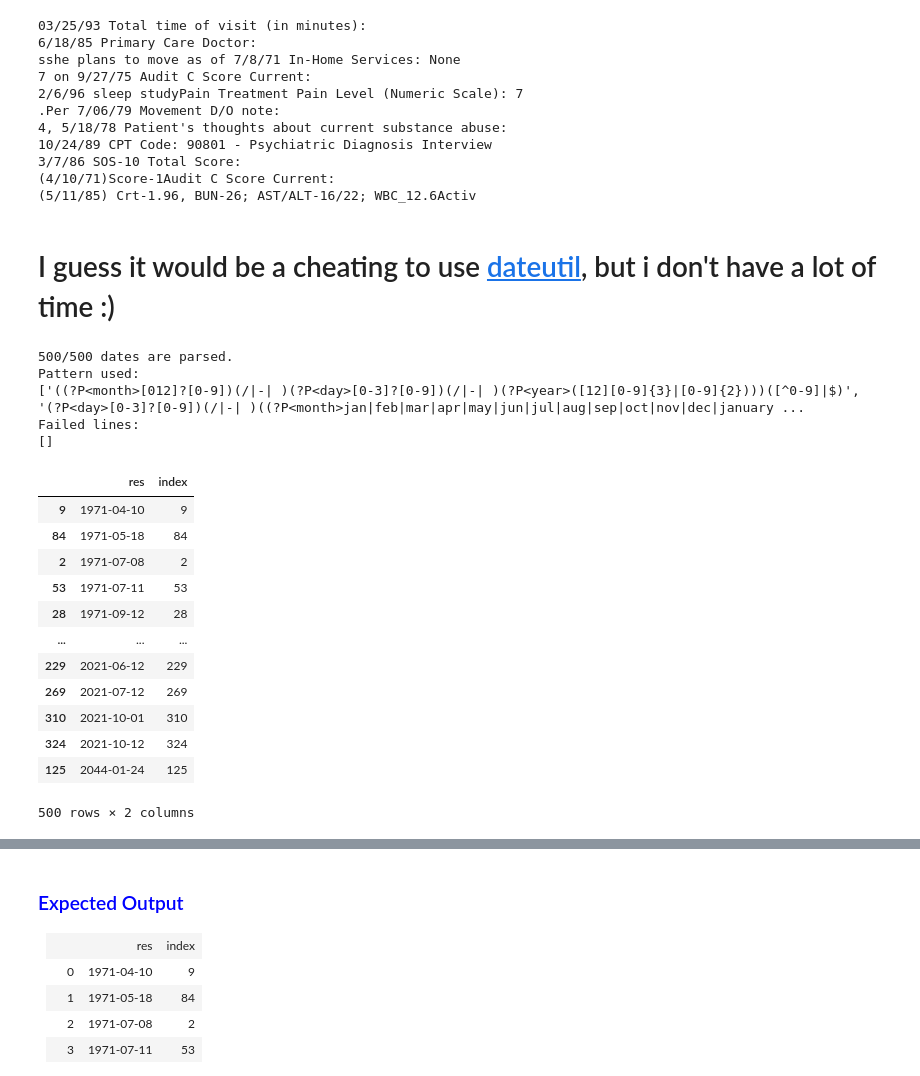
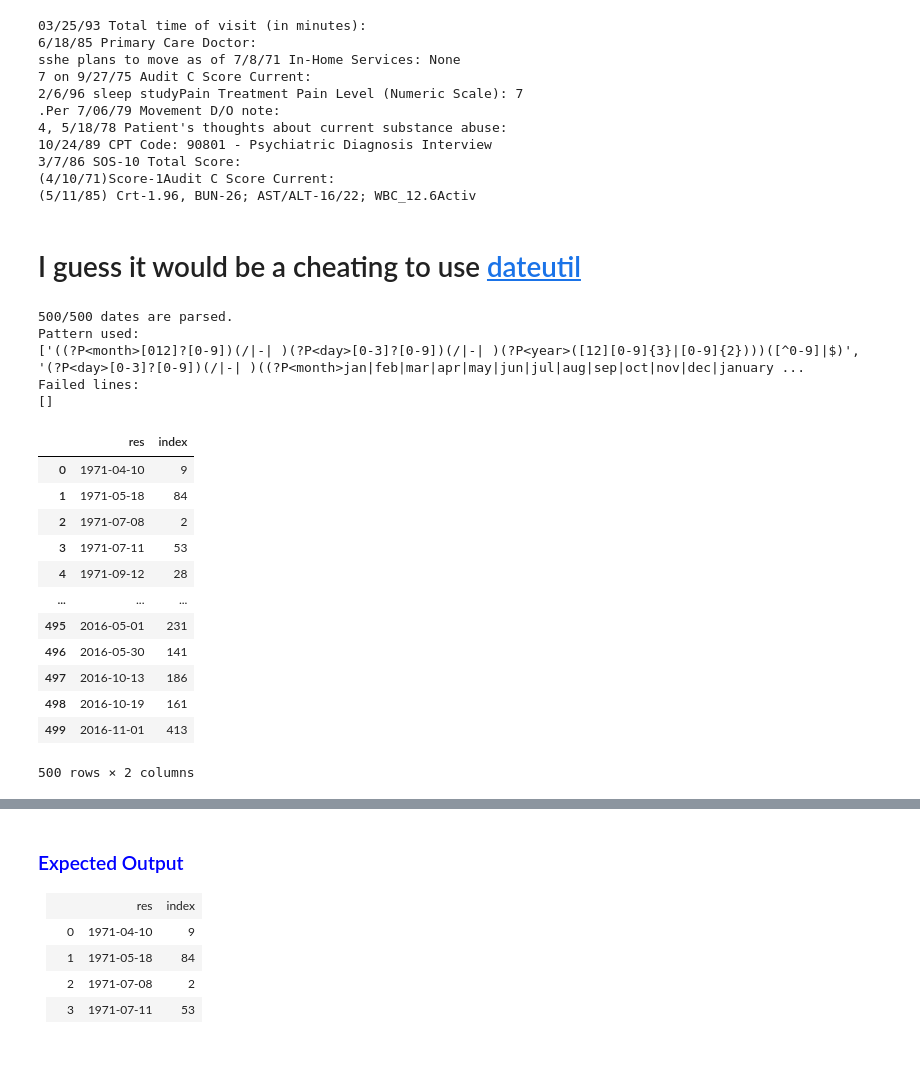
Before and after one commit to Fastik-SUPERKRAN/datacamp_home_tasks, a Jupyter notebook: lesson_13/lesson_13_text_mining.ipynb, the cells around one changed output, grey strips where cells are left out. Saved outputs shown, nothing was run; the diff lists cells and outputs as text; code cells hidden in the pictures; blank space fills up the shorter version.

```diff
--- a/lesson_13/lesson_13_text_mining.ipynb
+++ b/lesson_13/lesson_13_text_mining.ipynb
@@ -1384,7 +1382,7 @@ from contextlib import suppress
 
 import pandas as pd
 # %% [markdown]
-# I guess it would be a cheating to use [dateutil](https://dateutil.readthedocs.io/en/stable/parser.html), but i don't have a lot of time :)
+# I guess it would be a cheating to use [dateutil](https://dateutil.readthedocs.io/en/stable/parser.html)
 # %%
 def parse_date_from_line(line: str) -> Union[date, bool]:
     """Parse single line of text and return date in datetime.date format.
@@ -1395,8 +1393,6 @@ def parse_date_from_line(line: str) -> Union[date, bool]:
     Returns:
         date (datetime.date or bool): Parsed date, or False if date is not found or not parsed
     """
-    with suppress(Exception):
-        return parser.parse(line, fuzzy=True).date()
 
     separator = r'(/|-| )'
     months = {
@@ -1515,23 +1511,23 @@ Failed lines:
 # %%
 def extract_dates(lines) -> pd.DataFrame:
     dates = [parse_date_from_line(line) for line in lines]
 
     return pd.DataFrame({'res': dates, 'index': [item for item in range(len(lines))]}).sort_values(by='res')
 
 with open(fn, 'r') as file:
     df = extract_dates(file.readlines())
-df
+df.reset_index(drop=True)
 # %% [output]
 |  | res | index |
-| 9 | 1971-04-10 | 9 |
-| 84 | 1971-05-18 | 84 |
+| 0 | 1971-04-10 | 9 |
+| 1 | 1971-05-18 | 84 |
 | 2 | 1971-07-08 | 2 |
-| 53 | 1971-07-11 | 53 |
-| 28 | 1971-09-12 | 28 |
+| 3 | 1971-07-11 | 53 |
+| 4 | 1971-09-12 | 28 |
 | ... | ... | ... |
-| 229 | 2021-06-12 | 229 |
-| 269 | 2021-07-12 | 269 |
-| 310 | 2021-10-01 | 310 |
-| 324 | 2021-10-12 | 324 |
-| 125 | 2044-01-24 | 125 |
+| 495 | 2016-05-01 | 231 |
+| 496 | 2016-05-30 | 141 |
+| 497 | 2016-10-13 | 186 |
+| 498 | 2016-10-19 | 161 |
+| 499 | 2016-11-01 | 413 |
 500 rows × 2 columns
```
Also changed, not shown: parts of 2 cells of this notebook.
